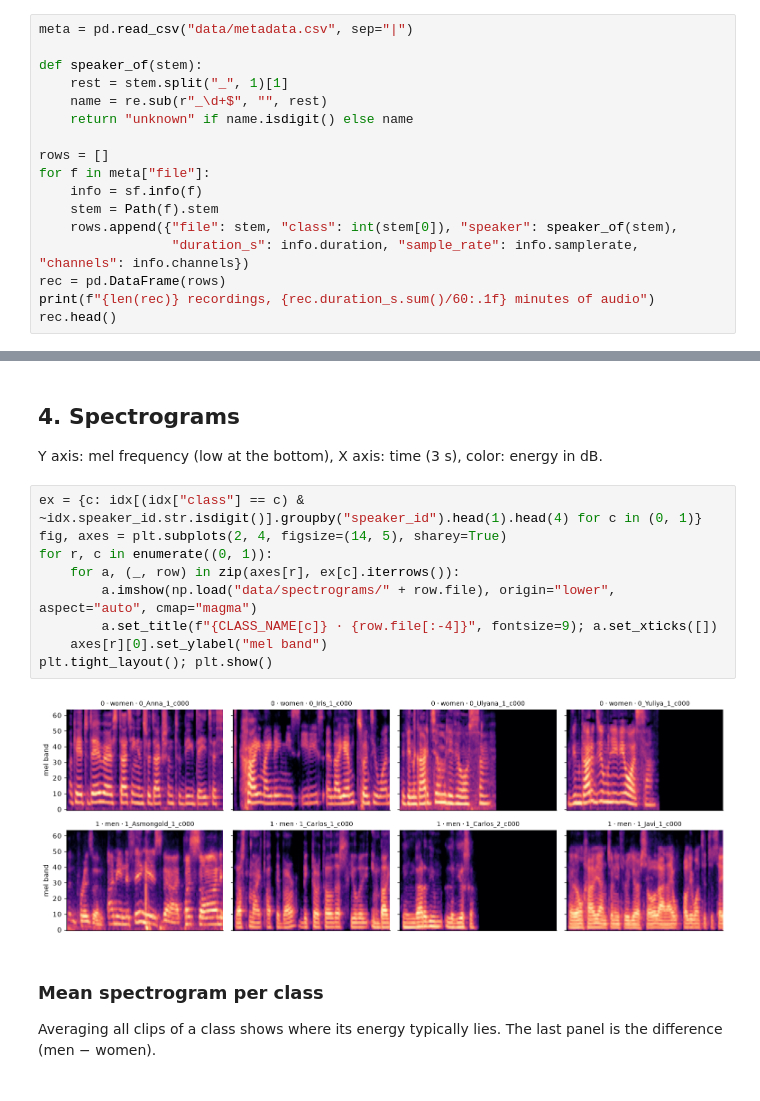
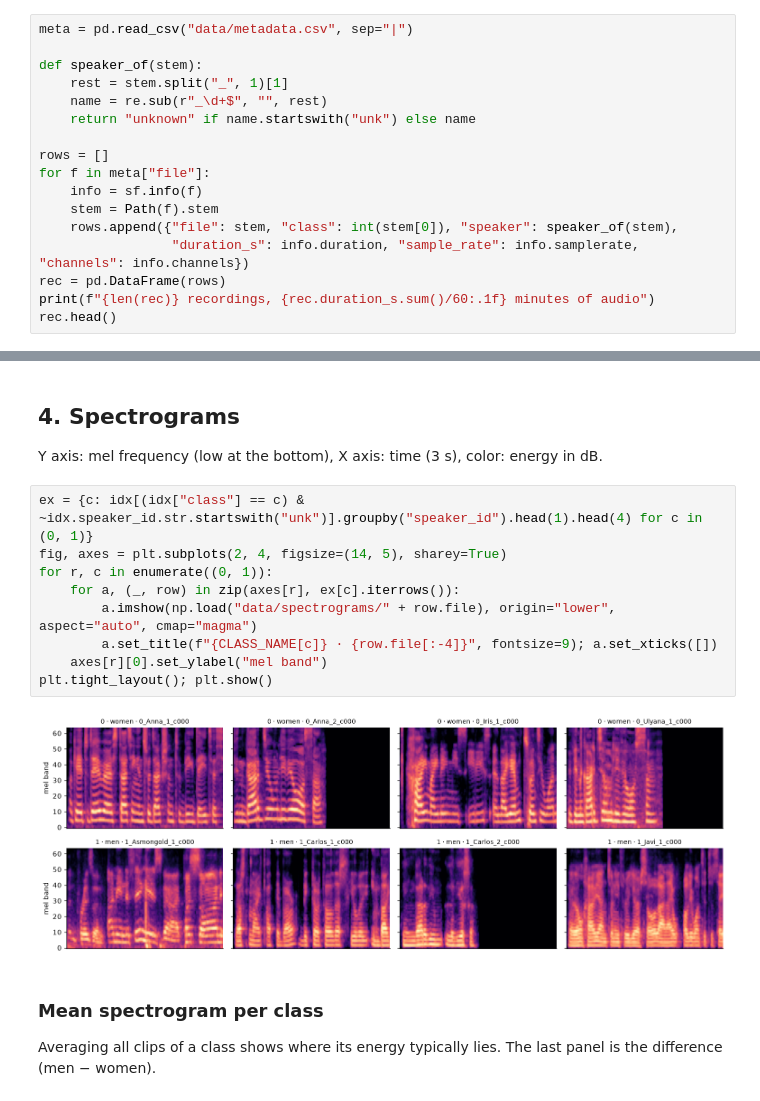
Before and after one commit to zaid791/voice_recognition, a Jupyter notebook: notebooks/01_eda.ipynb, the cells around one changed output, grey strips where cells are left out. Saved outputs shown, nothing was run; the diff lists cells and outputs as text.

```diff
--- a/notebooks/01_eda.ipynb
+++ b/notebooks/01_eda.ipynb
@@ -32,7 +32,7 @@ meta = pd.read_csv("data/metadata.csv", sep="|")
 def speaker_of(stem):
     rest = stem.split("_", 1)[1]
     name = re.sub(r"_\d+$", "", rest)
-    return "unknown" if name.isdigit() else name
+    return "unknown" if name.startswith("unk") else name
 
 rows = []
 for f in meta["file"]:
@@ -179,16 +179,16 @@ plt.show()
 
 Y axis: mel frequency (low at the bottom), X axis: time (3 s), color: energy in dB.
 # %%
-ex = {c: idx[(idx["class"] == c) & ~idx.speaker_id.str.isdigit()].groupby("speaker_id").head(1).head(4) for c in (0, 1)}
+ex = {c: idx[(idx["class"] == c) & ~idx.speaker_id.str.startswith("unk")].groupby("speaker_id").head(1).head(4) for c in (0, 1)}
 fig, axes = plt.subplots(2, 4, figsize=(14, 5), sharey=True)
 for r, c in enumerate((0, 1)):
     for a, (_, row) in zip(axes[r], ex[c].iterrows()):
         a.imshow(np.load("data/spectrograms/" + row.file), origin="lower", aspect="auto", cmap="magma")
         a.set_title(f"{CLASS_NAME[c]} · {row.file[:-4]}", fontsize=9); a.set_xticks([])
     axes[r][0].set_ylabel("mel band")
 plt.tight_layout(); plt.show()
 # %% [output]
-[figure, old version]
+[figure, new version]
 # %% [markdown]
 ### Mean spectrogram per class
 
```
Also changed, not shown: parts of 14 cells of this notebook, 4 other files.
